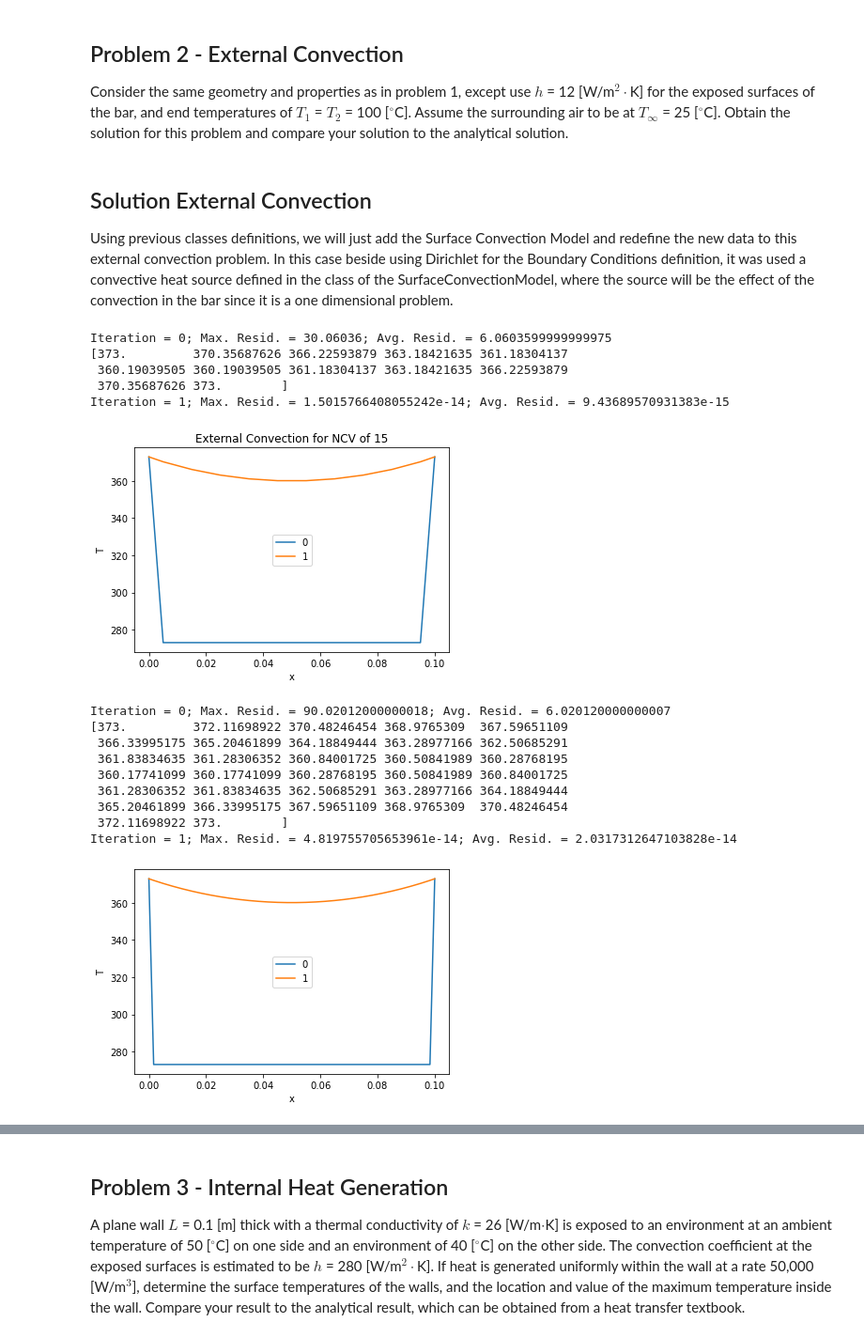
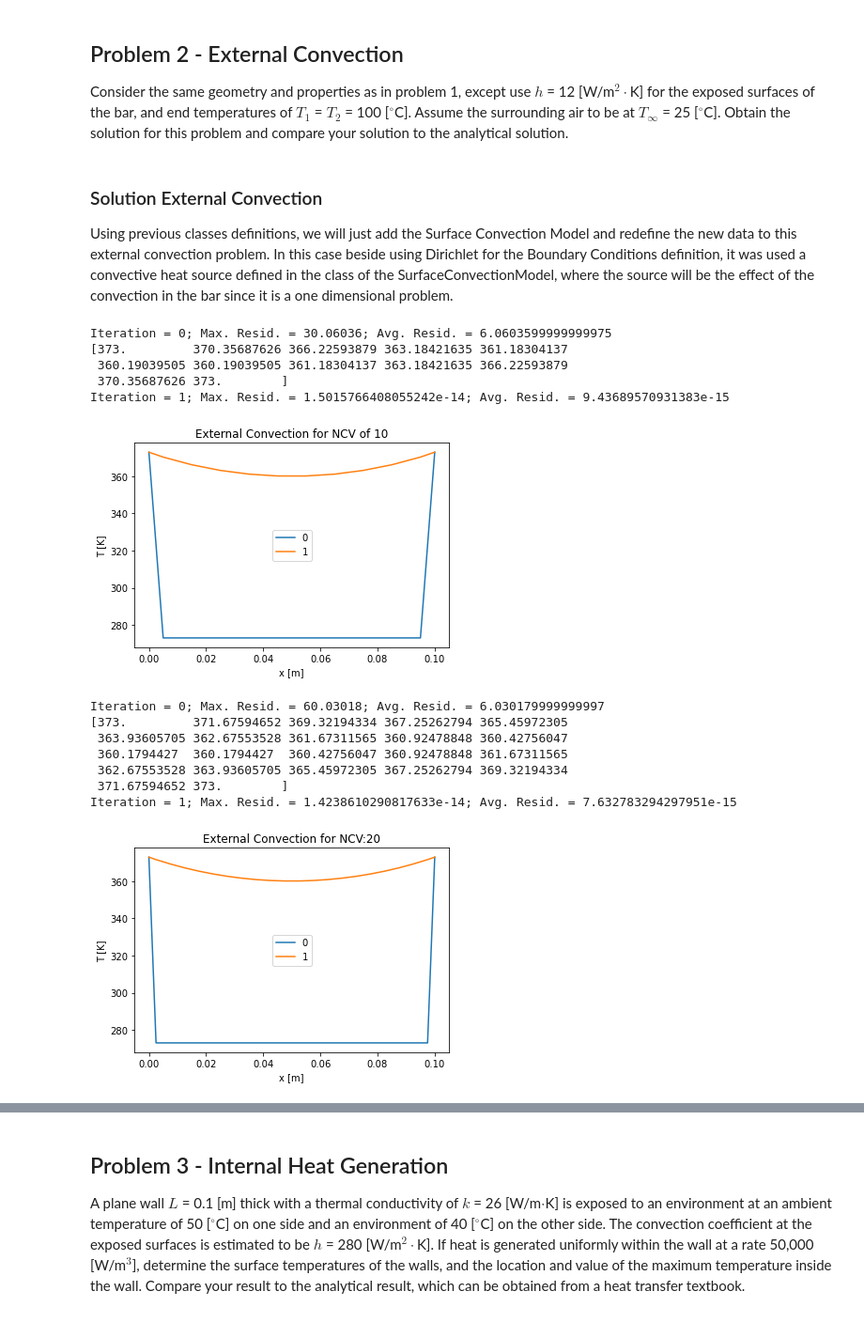
Before and after one commit to vflores4/Assignment1_VF, a Jupyter notebook: Assignment1_VF_New.ipynb, the cells around one changed output, grey strips where cells are left out. Shown: that part at 94% size. Cells and saved outputs as stored; diff of their text form; code cells hidden in the pictures.

```diff
--- a/Assignment1_VF_New.ipynb
+++ b/Assignment1_VF_New.ipynb
@@ -586,7 +590,7 @@ It is also noticeable that the residual changes one order og magnitud between th
 
 Consider the same geometry and properties as in problem 1, except use $h$ = 12 [W/m$^2\cdot$K] for the exposed surfaces of the bar, and end temperatures of $T_1$ = $T_2$ = 100 [$^\circ$C].  Assume the surrounding air to be at $T_{\infty}$ = 25 [$^\circ$C]. Obtain the solution for this problem and compare your solution to the analytical solution.
 # %% [markdown]
-## Solution External Convection
+### Solution External Convection
 Using previous classes definitions, we will just add the Surface Convection Model and redefine the
 new data to this external convection problem.
 In this case beside using Dirichlet for the Boundary Conditions definition, it was used a convective heat source defined in the class of the SurfaceConvectionModel, where the source will be the effect of the convection in the bar since it is a one dimensional problem.
@@ -706,18 +710,18 @@ for T in T_solns:
     plt.plot(grid.xP, T, label=str(i))
     i += 1
 
-plt.title("External Convection for NCV of 15")
-plt.xlabel("x")
-plt.ylabel("T")
+plt.title("External Convection for NCV of 10")
+plt.xlabel("x [m]")
+plt.ylabel("T [K]")
 plt.legend()
 plt.show()
 
 T_solns_1 = T_solns.copy()
 grid1_xP=grid.xP
 # %% [output]
-[figure, old version]
+[figure, new version]
 # %%
-#Problem 2 for a number of control volumes of 30
+#Problem 2 for a number of control volumes of 20
 
 import numpy as np
 from numpy.linalg import norm
@@ -726,7 +730,7 @@ from numpy.linalg import norm
 lx = 0.1
 ly = 0.005
 lz = 0.005
-ncv = 30
+ncv = 20
 grid = Grid(lx, ly, lz, ncv)
 
 # Set the maximum number of iterations and convergence criterion
@@ -793,32 +797,30 @@ for i in range(maxIter):
 
     print(T_solns[-1])
 # %% [output]
-Iteration = 0; Max. Resid. = 90.02012000000018; Avg. Resid. = 6.020120000000007
-[373.         372.11698922 370.48246454 368.9765309  367.59651109
- 366.33995175 365.20461899 364.18849444 363.28977166 362.50685291
- 361.83834635 361.28306352 360.84001725 360.50841989 360.28768195
- 360.17741099 360.17741099 360.28768195 360.50841989 360.84001725
- 361.28306352 361.83834635 362.50685291 363.28977166 364.18849444
- 365.20461899 366.33995175 367.59651109 368.9765309  370.48246454
- 372.11698922 373.        ]
-Iteration = 1; Max. Resid. = 4.819755705653961e-14; Avg. Resid. = 2.0317312647103828e-14
+Iteration = 0; Max. Resid. = 60.03018; Avg. Resid. = 6.030179999999997
+[373.         371.67594652 369.32194334 367.25262794 365.45972305
+ 363.93605705 362.67553528 361.67311565 360.92478848 360.42756047
+ 360.1794427  360.1794427  360.42756047 360.92478848 361.67311565
+ 362.67553528 363.93605705 365.45972305 367.25262794 369.32194334
+ 371.67594652 373.        ]
+Iteration = 1; Max. Resid. = 1.4238610290817633e-14; Avg. Resid. = 7.632783294297951e-15
 # %%
 %matplotlib inline
 import matplotlib.pyplot as plt
 
 i = 0
 for T in T_solns:
     plt.plot(grid.xP, T, label=str(i))
     i += 1
 
-plt.title("External Convection for NCV:30")
-plt.xlabel("x")
-plt.ylabel("T")
+plt.title("External Convection for NCV:20")
+plt.xlabel("x [m]")
+plt.ylabel("T [K]")
 plt.legend()
 plt.show()
 
 T_solns_2 = T_solns.copy()
 grid2_xP=grid.xP
 # %% [output]
-[figure, old version]
+[figure, new version]
 # %%
```
Also changed, not shown: parts of 62 cells of this notebook.
